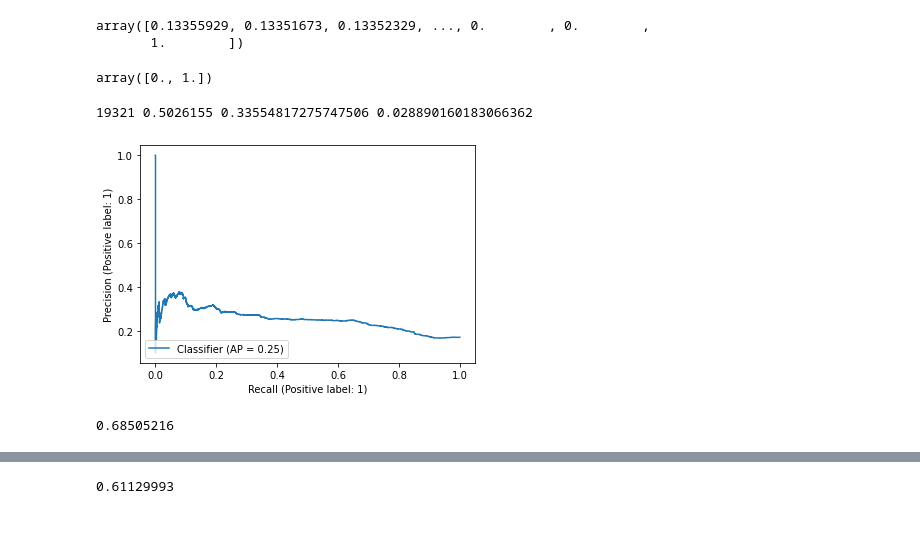
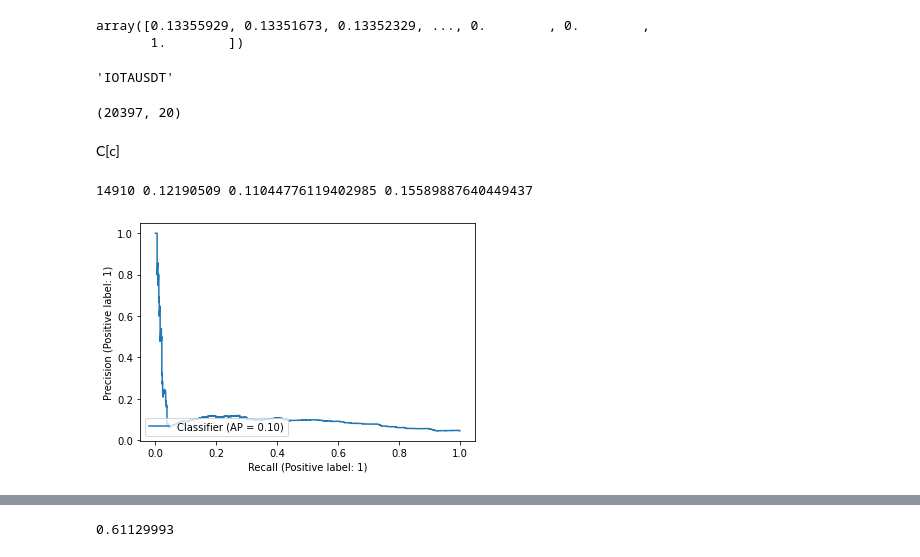
Before and after one commit to crazyleg/binancepredict, a Jupyter notebook: test_set_analysis.ipynb, the cells around one changed output, grey strips where cells are left out. Saved outputs shown, nothing was run; the diff lists cells and outputs as text; code cells hidden in the pictures; blank space fills up the shorter version.

```diff
--- a/test_set_analysis.ipynb
+++ b/test_set_analysis.ipynb
@@ -113,25 +109,30 @@ y_hat_test_up = np.vstack([y[0] for y in y_hat_test])
+# %%
+y_test_down = np.vstack([y[1] for y in y_test])
+y_hat_test_down = np.vstack([y[1] for y in y_hat_test])
 # %%
 prec
 # %% [output]
 array([0.13355929, 0.13351673, 0.13352329, ..., 0.        , 0.        ,
        1.        ])
-# %%
-prec
-# %% [output]
-array([0., 1.])
+# %%
+C[c]
+# %% [output]
+'IOTAUSDT'
+# %%
+y_test_up.shape
+# %% [output]
+(20397, 20)
+# %% [markdown]
+C[c]
 # %%
-c = 3
+c = 19
 
-s = 300
+s = 1000
 from sklearn.metrics import precision_recall_curve
 from sklearn.metrics import PrecisionRecallDisplay
-prec, recall, thr = precision_recall_curve(y_test_up[:,c], stable_sigmoid(y_hat_test_up[:,c]))
-PrecisionRecallDisplay.from_predictions(y_test_up[:,c], stable_sigmoid(y_hat_test_up[:,c]))
+prec, recall, thr = precision_recall_curve(y_test_up[3000:,c], stable_sigmoid(y_hat_test_down[3000:,c]))
+PrecisionRecallDisplay.from_predictions(y_test_up[3000:,c], stable_sigmoid(y_hat_test_down[3000:,c]))
 print(prec[s:-5].argmax(), thr[prec[s:-1].argmax()], prec[prec[s:-1].argmax()], recall[prec[s:-1].argmax()])
 # %% [output]
-19321 0.5026155 0.33554817275747506 0.028890160183066362
+14910 0.12190509 0.11044776119402985 0.15589887640449437
-[figure, old version]
+[figure, new version]
-# %%
-thr[20300]
-# %% [output]
-0.68505216
```
Also changed, not shown: parts of 5 cells of this notebook, 5 other files.
